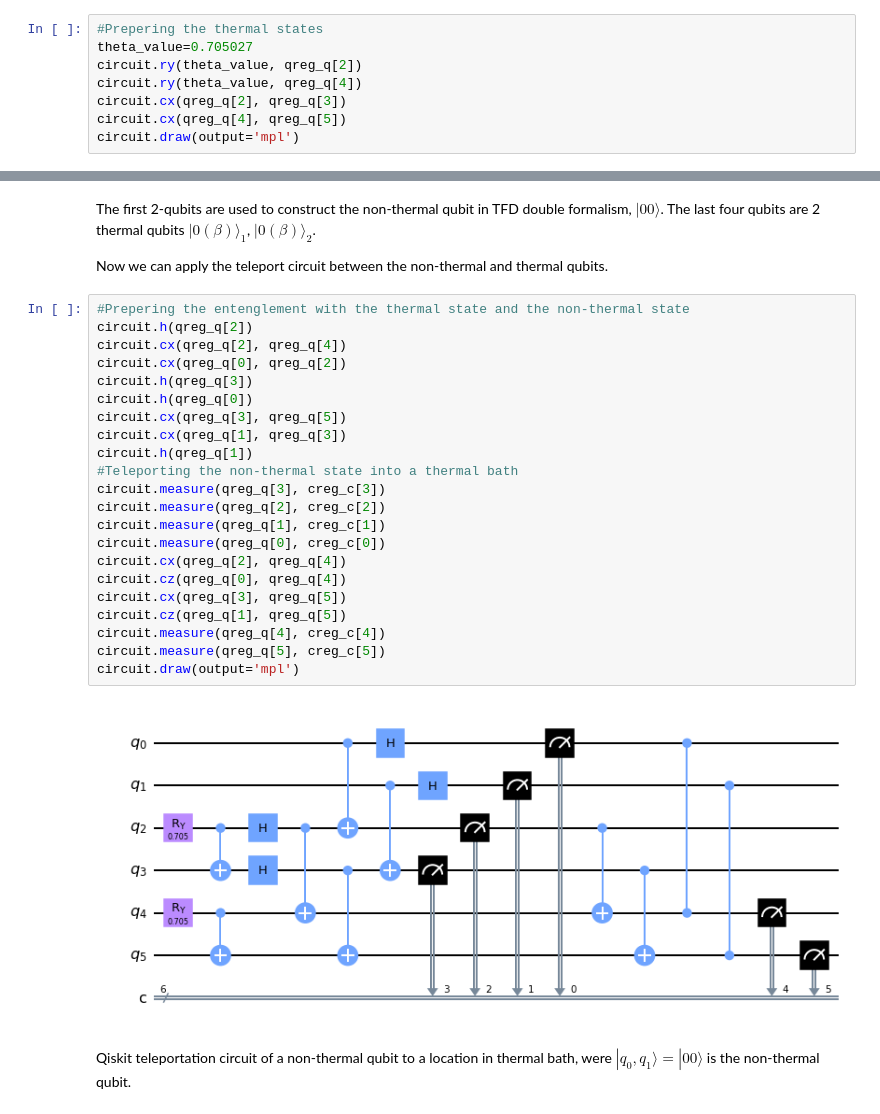
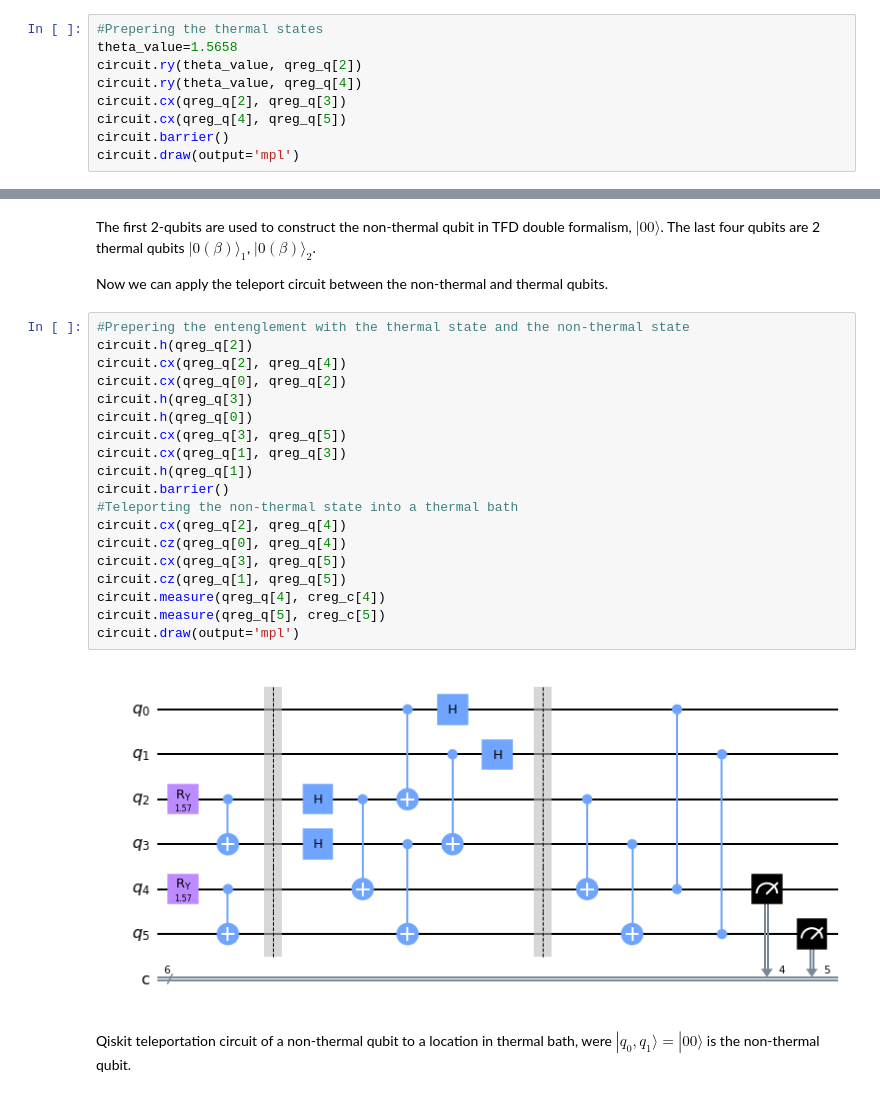
Before and after one commit to GustavoPetronilo/Portfolio, a Jupyter notebook: Simulating_thermal_qubits.ipynb, the cells around one changed output, grey strips where cells are left out. Saved outputs shown, nothing was run; the diff lists cells and outputs as text.

```diff
--- a/Simulating_thermal_qubits.ipynb
+++ b/Simulating_thermal_qubits.ipynb
@@ -96,9 +96,10 @@ The TFD-double sates for the teleport circuit between the non-thermal and therma
 # %%
 #Prepering the thermal states
-theta_value=0.705027
+theta_value=1.5658
 circuit.ry(theta_value, qreg_q[2])
 circuit.ry(theta_value, qreg_q[4])
 circuit.cx(qreg_q[2], qreg_q[3])
 circuit.cx(qreg_q[4], qreg_q[5])
+circuit.barrier()
 circuit.draw(output='mpl')
 # %% [output]
@@ -110,27 +111,24 @@ Now we can apply the teleport circuit between the non-thermal and thermal qubits
 # %%
 #Prepering the entenglement with the thermal state and the non-thermal state
 circuit.h(qreg_q[2])
 circuit.cx(qreg_q[2], qreg_q[4])
 circuit.cx(qreg_q[0], qreg_q[2])
 circuit.h(qreg_q[3])
 circuit.h(qreg_q[0])
 circuit.cx(qreg_q[3], qreg_q[5])
 circuit.cx(qreg_q[1], qreg_q[3])
 circuit.h(qreg_q[1])
+circuit.barrier()
 #Teleporting the non-thermal state into a thermal bath
-circuit.measure(qreg_q[3], creg_c[3])
-circuit.measure(qreg_q[2], creg_c[2])
-circuit.measure(qreg_q[1], creg_c[1])
-circuit.measure(qreg_q[0], creg_c[0])
 circuit.cx(qreg_q[2], qreg_q[4])
 circuit.cz(qreg_q[0], qreg_q[4])
 circuit.cx(qreg_q[3], qreg_q[5])
 circuit.cz(qreg_q[1], qreg_q[5])
 circuit.measure(qreg_q[4], creg_c[4])
 circuit.measure(qreg_q[5], creg_c[5])
 circuit.draw(output='mpl')
 # %% [output]
-[figure, old version]
+[figure, new version]
 # %% [markdown]
 Qiskit teleportation circuit of a non-thermal qubit to a location in thermal bath, were $|q_0,q_1\rangle=|00\rangle$ is the non-thermal qubit.
 # %% [markdown]
```
Also changed, not shown: parts of 4 cells of this notebook.
